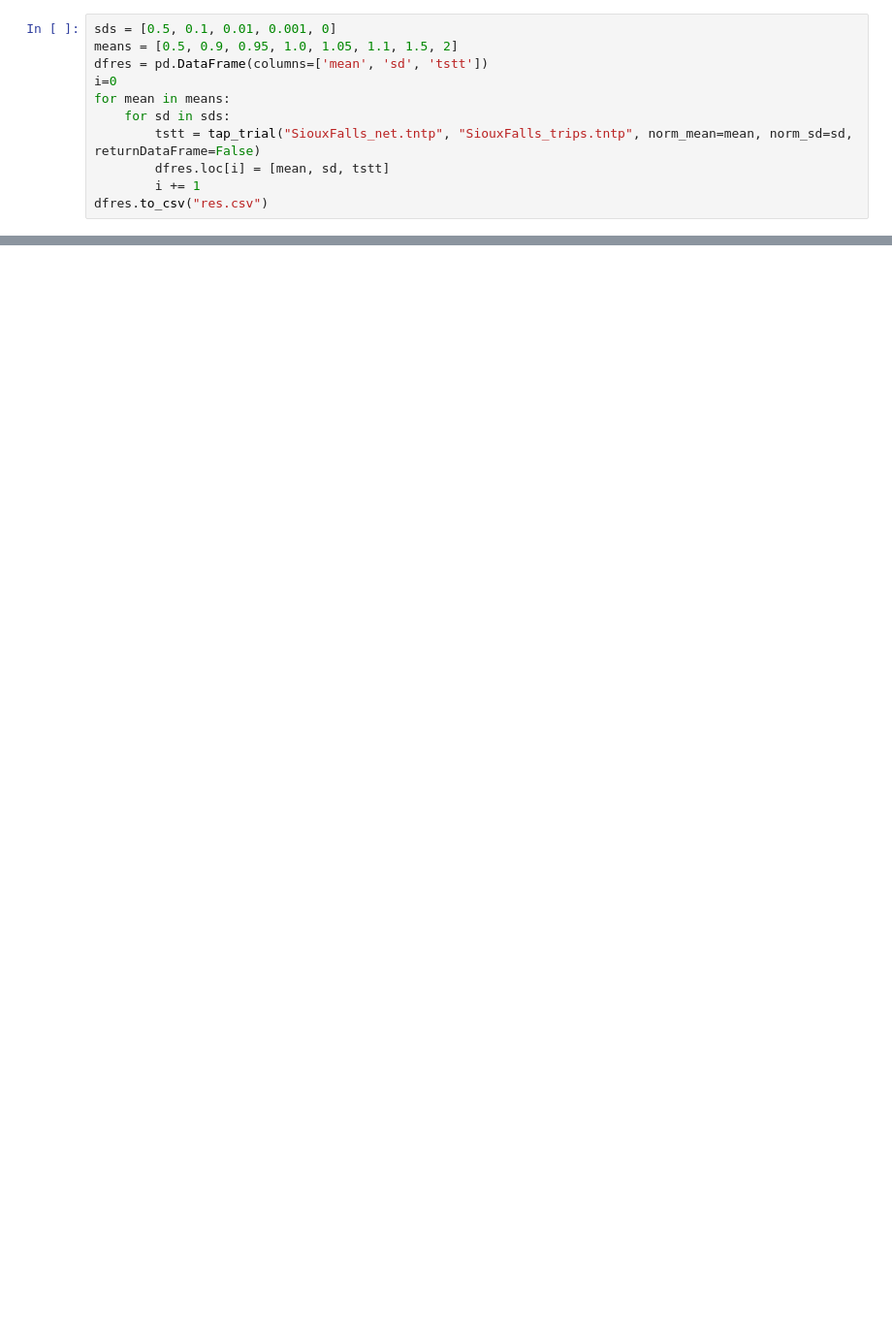
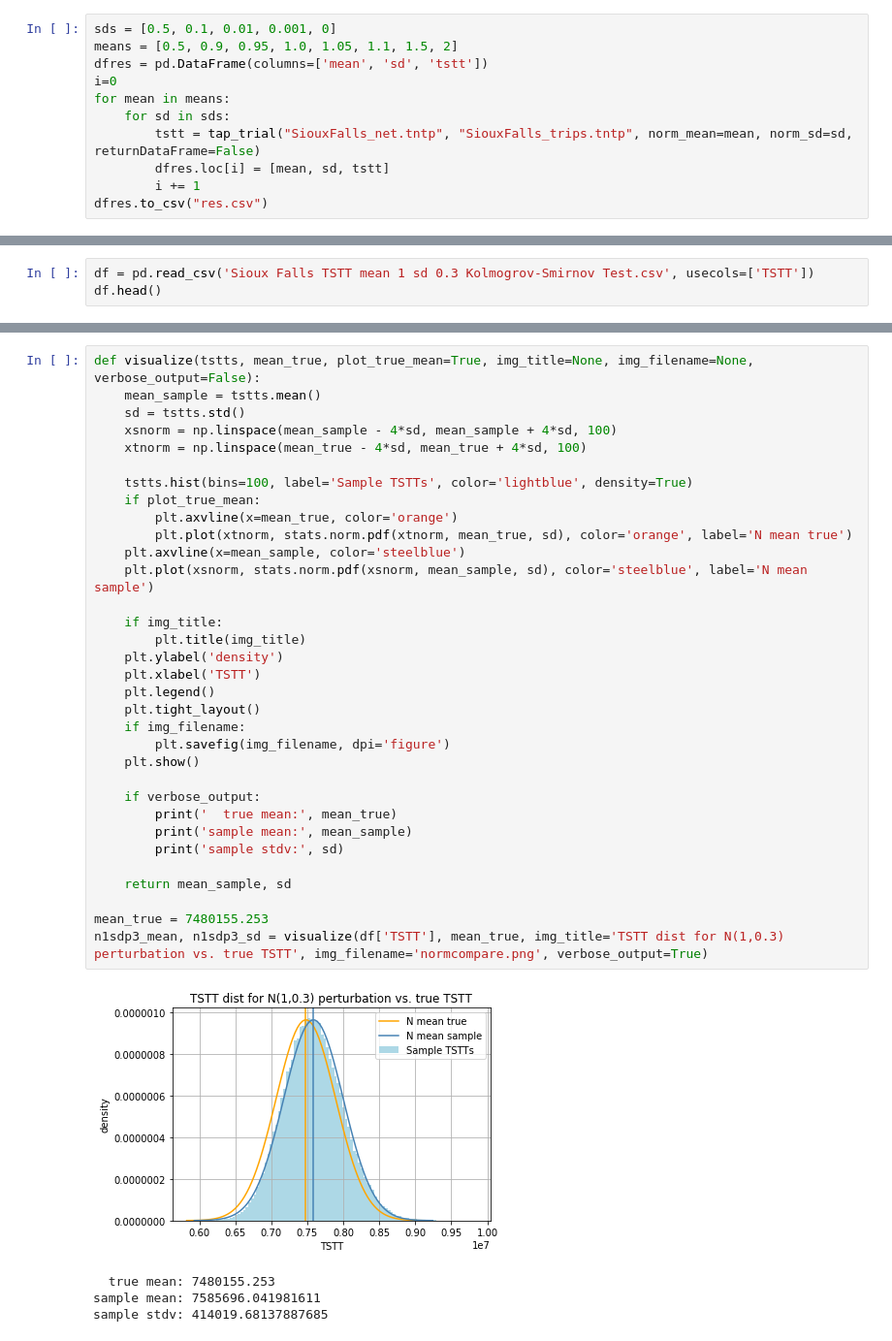
Before and after one commit to CarlinLiao/od-perturbation, a Jupyter notebook: automation.ipynb, the cells around one changed output, grey strips where cells are left out. Shown at 97% size. Cells and saved outputs as stored; diff of their text form; blank space fills up the shorter version.

Commit message:
large trials and charting

```diff
--- a/automation.ipynb
+++ b/automation.ipynb
@@ -115,0 +113,3 @@ dfres.to_csv("res.csv")
+# %%
+df = pd.read_csv('Sioux Falls TSTT mean 1 sd 0.3 Kolmogrov-Smirnov Test.csv', usecols=['TSTT'])
+df.head()
@@ -115,0 +123,38 @@ dfres.to_csv("res.csv")
+# %%
+def visualize(tstts, mean_true, plot_true_mean=True, img_title=None, img_filename=None, verbose_output=False):
+    mean_sample = tstts.mean()
+    sd = tstts.std()
+    xsnorm = np.linspace(mean_sample - 4*sd, mean_sample + 4*sd, 100)
+    xtnorm = np.linspace(mean_true - 4*sd, mean_true + 4*sd, 100)
+
+    tstts.hist(bins=100, label='Sample TSTTs', color='lightblue', density=True)
+    if plot_true_mean:
+        plt.axvline(x=mean_true, color='orange')
+        plt.plot(xtnorm, stats.norm.pdf(xtnorm, mean_true, sd), color='orange', label='N mean true')
+    plt.axvline(x=mean_sample, color='steelblue')
+    plt.plot(xsnorm, stats.norm.pdf(xsnorm, mean_sample, sd), color='steelblue', label='N mean sample')
+
+    if img_title:
+        plt.title(img_title)
+    plt.ylabel('density')
+    plt.xlabel('TSTT')
+    plt.legend()
+    plt.tight_layout()
+    if img_filename:
+        plt.savefig(img_filename, dpi='figure')
+    plt.show()
+
+    if verbose_output:
+        print('  true mean:', mean_true)
+        print('sample mean:', mean_sample)
+        print('sample stdv:', sd)
+
+    return mean_sample, sd
+
+mean_true = 7480155.253
+n1sdp3_mean, n1sdp3_sd = visualize(df['TSTT'], mean_true, img_title='TSTT dist for N(1,0.3) perturbation vs. true TSTT', img_filename='normcompare.png', verbose_output=True)
+# %% [output]
+[figure, added]
+  true mean: 7480155.253
+sample mean: 7585696.041981611
+sample stdv: 414019.68137887685
```
Also changed, not shown: parts of 16 cells of this notebook, 1 other file.
